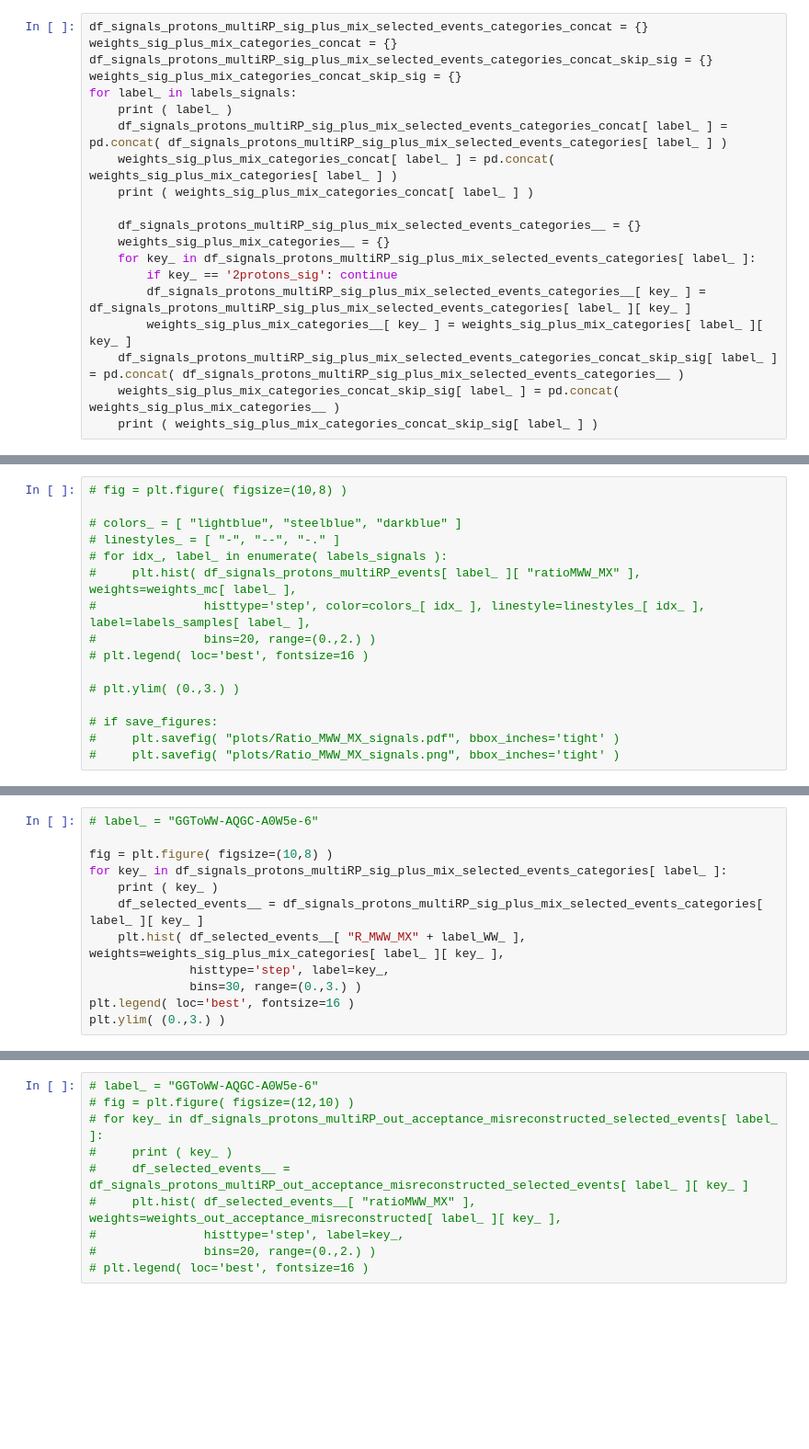
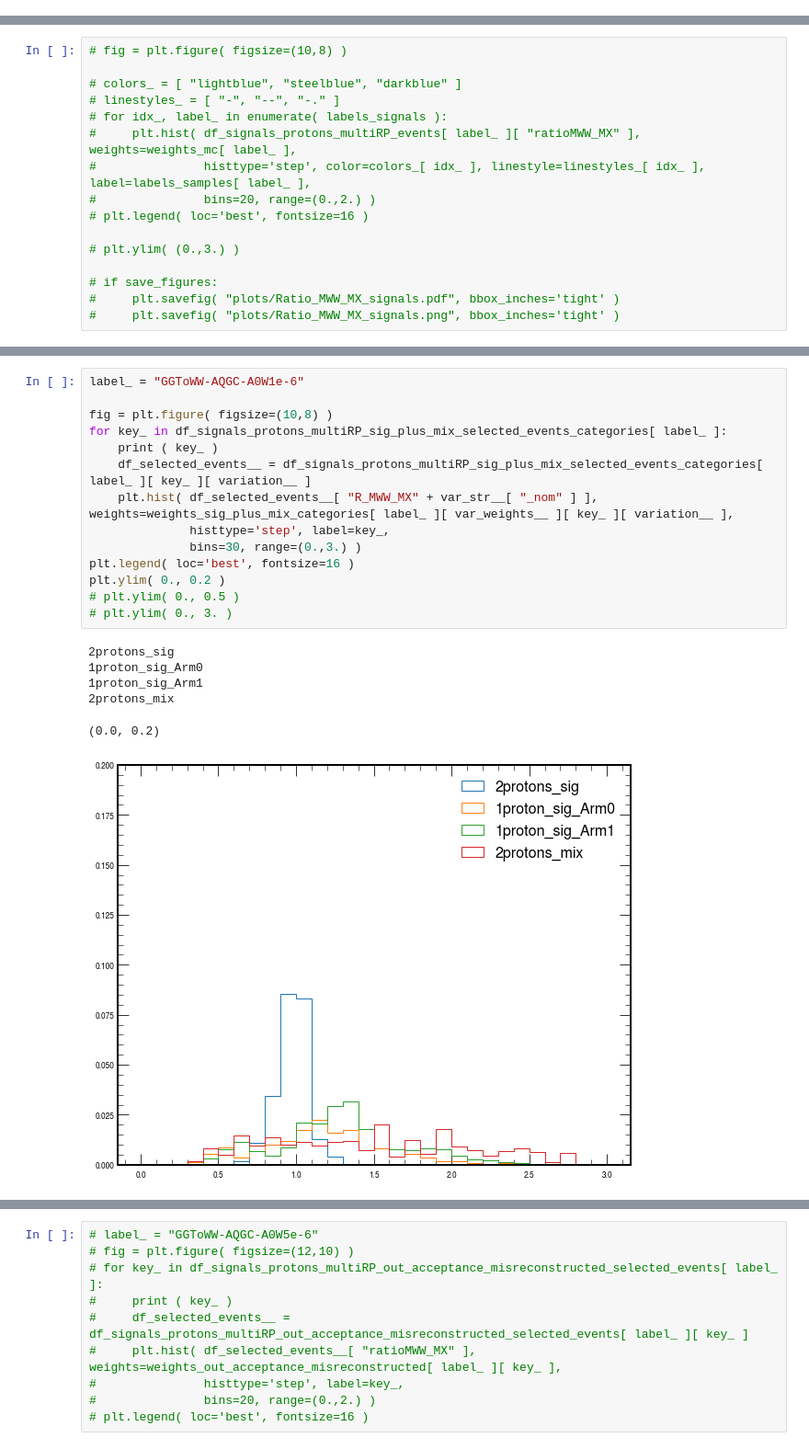
Before and after one commit to miguelgallo/pps-ww-analysis-notebook, a Jupyter notebook: Cut-Based.ipynb, the cells around one changed output, grey strips where cells are left out. Shown at 92% size. Saved outputs shown, nothing was run; the diff lists cells and outputs as text; blank space fills up the shorter version.

```diff
--- a/Cut-Based.ipynb
+++ b/Cut-Based.ipynb
@@ -1233,20 +1409,0 @@ print ( weights_sig_plus_mix_categories )
-# %%
-df_signals_protons_multiRP_sig_plus_mix_selected_events_categories_concat = {}
-weights_sig_plus_mix_categories_concat = {}
-df_signals_protons_multiRP_sig_plus_mix_selected_events_categories_concat_skip_sig = {}
-weights_sig_plus_mix_categories_concat_skip_sig = {}
-for label_ in labels_signals:
-    print ( label_ )
-    df_signals_protons_multiRP_sig_plus_mix_selected_events_categories_concat[ label_ ] = pd.concat( df_signals_protons_multiRP_sig_plus_mix_selected_events_categories[ label_ ] )
-    weights_sig_plus_mix_categories_concat[ label_ ] = pd.concat( weights_sig_plus_mix_categories[ label_ ] )
-    print ( weights_sig_plus_mix_categories_concat[ label_ ] )
-
-    df_signals_protons_multiRP_sig_plus_mix_selected_events_categories__ = {}
-    weights_sig_plus_mix_categories__ = {}
-    for key_ in df_signals_protons_multiRP_sig_plus_mix_selected_events_categories[ label_ ]:
-        if key_ == '2protons_sig': continue
-        df_signals_protons_multiRP_sig_plus_mix_selected_events_categories__[ key_ ] = df_signals_protons_multiRP_sig_plus_mix_selected_events_categories[ label_ ][ key_ ]
-        weights_sig_plus_mix_categories__[ key_ ] = weights_sig_plus_mix_categories[ label_ ][ key_ ]
-    df_signals_protons_multiRP_sig_plus_mix_selected_events_categories_concat_skip_sig[ label_ ] = pd.concat( df_signals_protons_multiRP_sig_plus_mix_selected_events_categories__ )
-    weights_sig_plus_mix_categories_concat_skip_sig[ label_ ] = pd.concat( weights_sig_plus_mix_categories__ )
-    print ( weights_sig_plus_mix_categories_concat_skip_sig[ label_ ] )
@@ -1314,15 +1626,24 @@ if save_figures:
 # %%
-# label_ = "GGToWW-AQGC-A0W5e-6"
+label_ = "GGToWW-AQGC-A0W1e-6"
 
 fig = plt.figure( figsize=(10,8) )
 for key_ in df_signals_protons_multiRP_sig_plus_mix_selected_events_categories[ label_ ]:
     print ( key_ )
-    df_selected_events__ = df_signals_protons_multiRP_sig_plus_mix_selected_events_categories[ label_ ][ key_ ]
-    plt.hist( df_selected_events__[ "R_MWW_MX" + label_WW_ ], weights=weights_sig_plus_mix_categories[ label_ ][ key_ ],
+    df_selected_events__ = df_signals_protons_multiRP_sig_plus_mix_selected_events_categories[ label_ ][ key_ ][ variation__ ]
+    plt.hist( df_selected_events__[ "R_MWW_MX" + var_str__[ "_nom" ] ], weights=weights_sig_plus_mix_categories[ label_ ][ var_weights__ ][ key_ ][ variation__ ],
               histtype='step', label=key_,
               bins=30, range=(0.,3.) )
 plt.legend( loc='best', fontsize=16 )
-plt.ylim( (0.,3.) )
+plt.ylim( 0., 0.2 )
+# plt.ylim( 0., 0.5 )
+# plt.ylim( 0., 3. )
+# %% [output]
+2protons_sig
+1proton_sig_Arm0
+1proton_sig_Arm1
+2protons_mix
+(0.0, 0.2)
+[figure, added]
 # %%
 # label_ = "GGToWW-AQGC-A0W5e-6"
 
```
Also changed, not shown: parts of 43 cells of this notebook, 8 other files.
